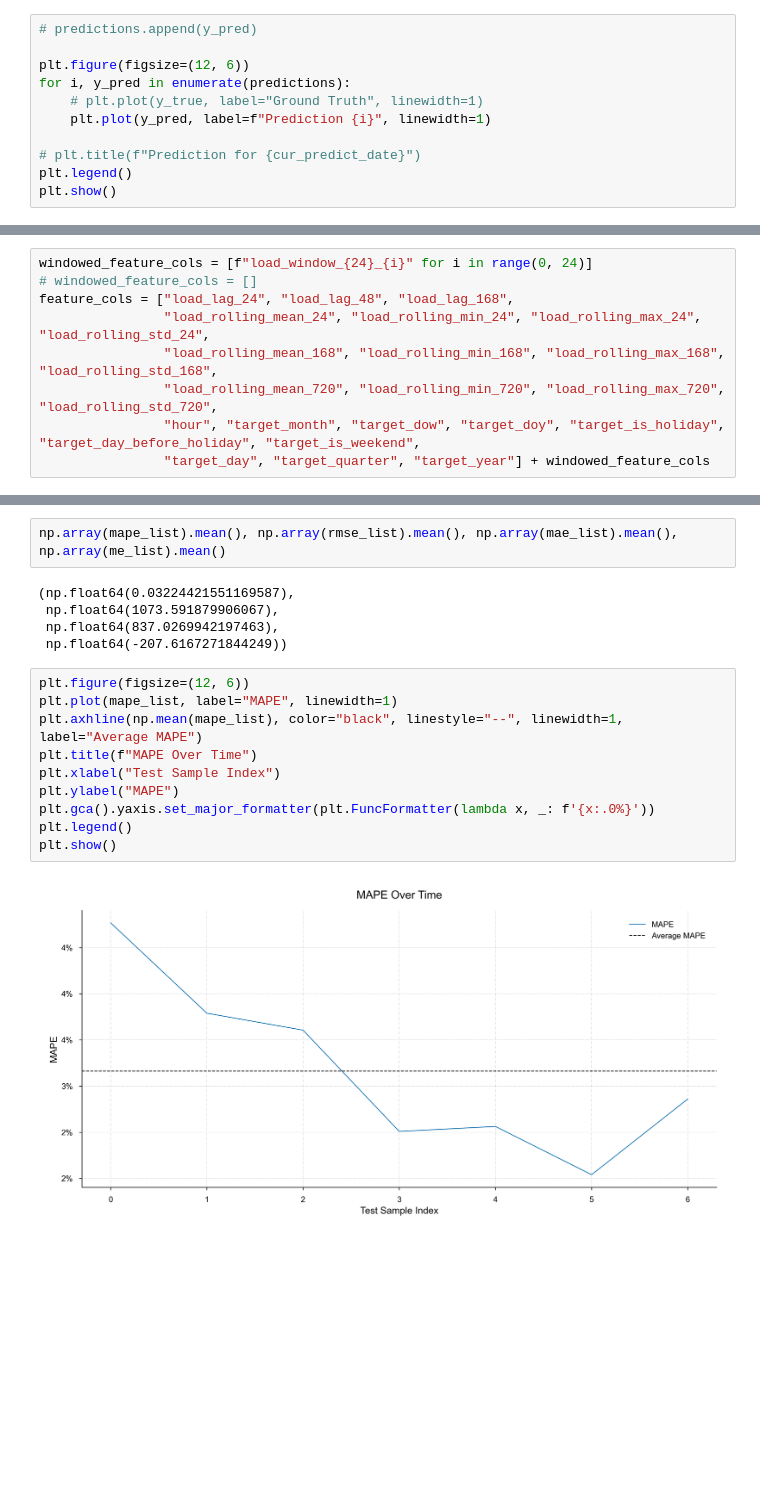
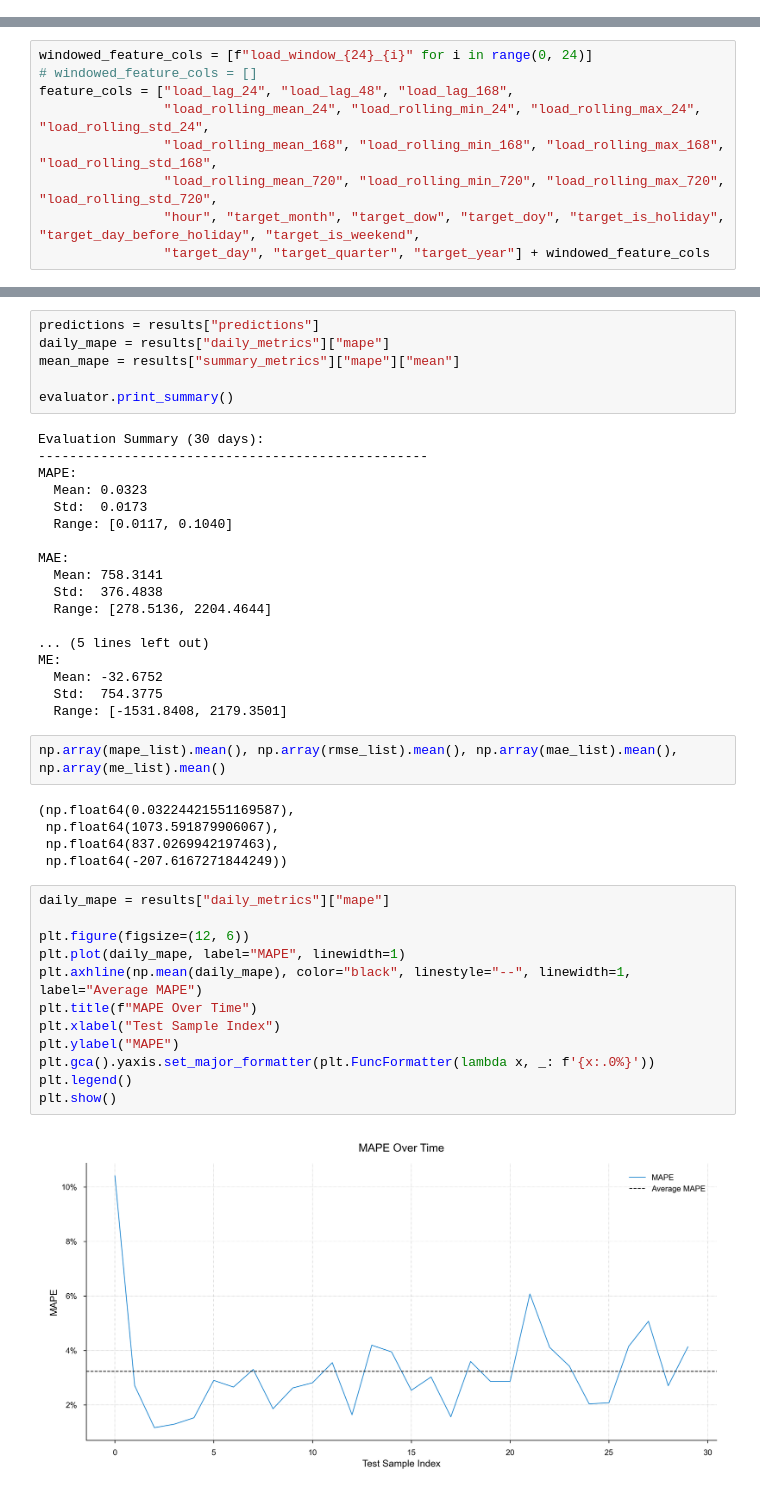
Before and after one commit to joypauls/forecastiso, a Jupyter notebook: notebooks/dev.ipynb, the cells around one changed output, grey strips where cells are left out. Saved outputs shown, nothing was run; the diff lists cells and outputs as text; blank space fills up the shorter version.

```diff
--- a/notebooks/dev.ipynb
+++ b/notebooks/dev.ipynb
@@ -222,11 +120,0 @@ full_features_df.tail()
-# %%
-# predictions.append(y_pred)
-
-plt.figure(figsize=(12, 6))
-for i, y_pred in enumerate(predictions):
-    # plt.plot(y_true, label="Ground Truth", linewidth=1)
-    plt.plot(y_pred, label=f"Prediction {i}", linewidth=1)
-
-# plt.title(f"Prediction for {cur_predict_date}")
-plt.legend()
-plt.show()
@@ -347,3 +271,27 @@ Training model for day 364 at 2024-12-30 00:00:00
+# %%
+predictions = results["predictions"]
+daily_mape = results["daily_metrics"]["mape"]
+mean_mape = results["summary_metrics"]["mape"]["mean"]
+
+evaluator.print_summary()
+# %% [output]
+Evaluation Summary (30 days):
+--------------------------------------------------
+MAPE:
+  Mean: 0.0323
+  Std:  0.0173
+  Range: [0.0117, 0.1040]
+
+MAE:
+  Mean: 758.3141
+  Std:  376.4838
+  Range: [278.5136, 2204.4644]
+
+... (5 lines left out)
+ME:
+  Mean: -32.6752
+  Std:  754.3775
+  Range: [-1531.8408, 2179.3501]
 # %%
 np.array(mape_list).mean(), np.array(rmse_list).mean(), np.array(mae_list).mean(), np.array(me_list).mean()
 # %% [output]
@@ -352,15 +300,17 @@ np.array(mape_list).mean(), np.array(rmse_list).mean(), np.array(mae_list).mean(
  np.float64(837.0269942197463),
  np.float64(-207.6167271844249))
 # %%
+daily_mape = results["daily_metrics"]["mape"]
+
 plt.figure(figsize=(12, 6))
-plt.plot(mape_list, label="MAPE", linewidth=1)
-plt.axhline(np.mean(mape_list), color="black", linestyle="--", linewidth=1, label="Average MAPE")
+plt.plot(daily_mape, label="MAPE", linewidth=1)
+plt.axhline(np.mean(daily_mape), color="black", linestyle="--", linewidth=1, label="Average MAPE")
 plt.title(f"MAPE Over Time")
 plt.xlabel("Test Sample Index")
 plt.ylabel("MAPE")
 plt.gca().yaxis.set_major_formatter(plt.FuncFormatter(lambda x, _: f'{x:.0%}'))
 plt.legend()
 plt.show()
 # %% [output]
-[figure, old version]
+[figure, new version]
 # %%
```
Also changed, not shown: parts of 18 cells of this notebook, 2 other files.
